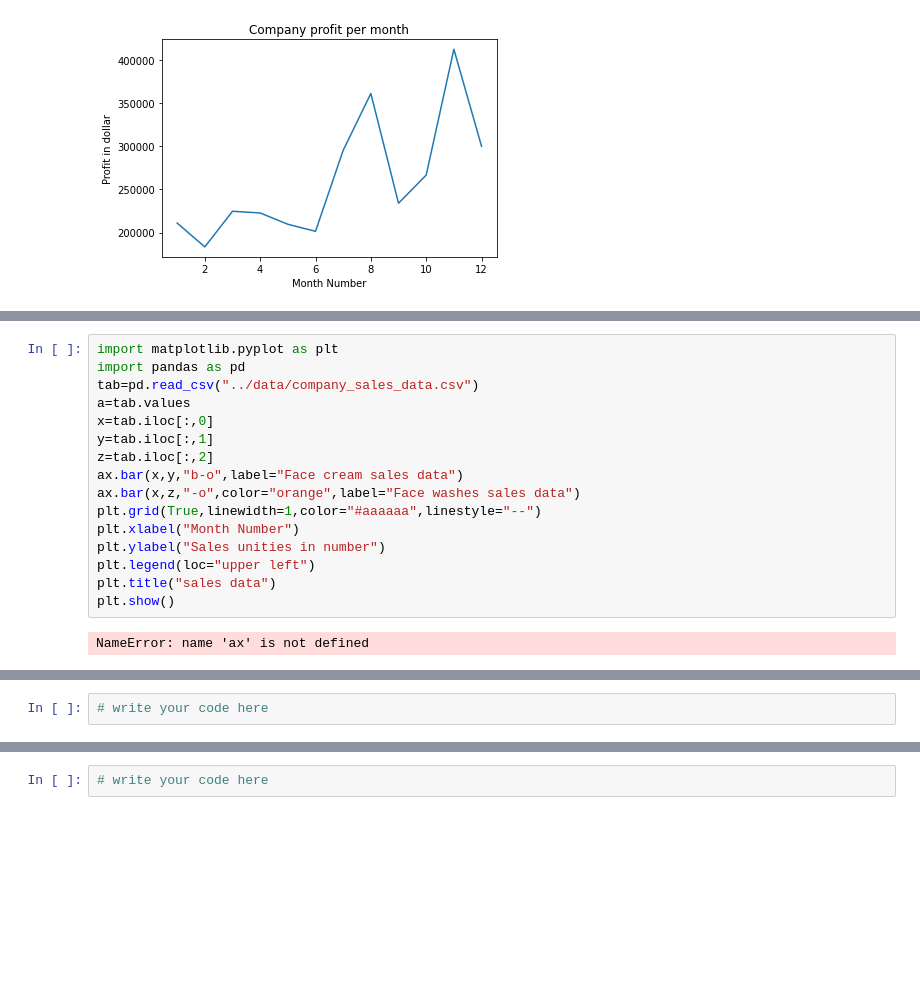
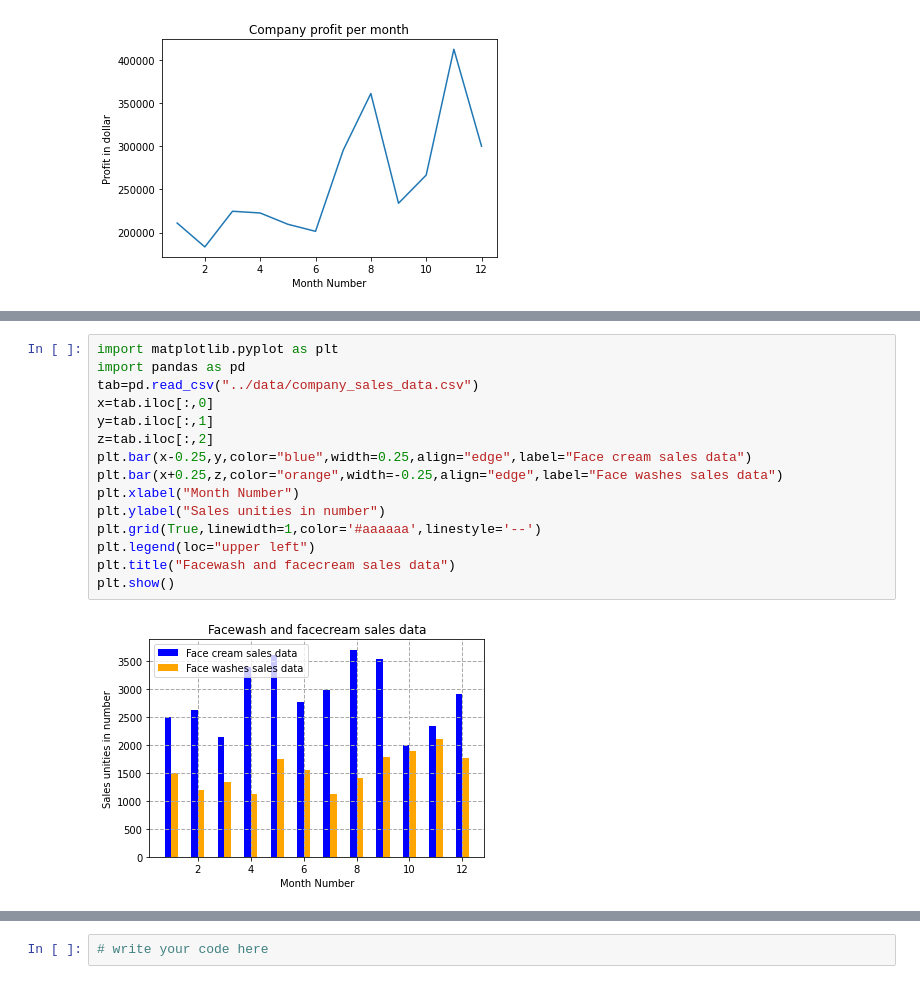
Before and after one commit to momodiagne/AlgorithmicUsingPython, a Jupyter notebook: day06/assignments/01-matplotlib_basic_assignment.ipynb, the cells around one changed output, grey strips where cells are left out. Cells and saved outputs as stored; diff of their text form; blank space fills up the shorter version.

```diff
--- a/day06/assignments/01-matplotlib_basic_assignment.ipynb
+++ b/day06/assignments/01-matplotlib_basic_assignment.ipynb
@@ -141,21 +140,20 @@ The bar chart should display the number of units sold per month for each product
 # %%
 import matplotlib.pyplot as plt
 import pandas as pd
 tab=pd.read_csv("../data/company_sales_data.csv")
-a=tab.values
 x=tab.iloc[:,0]
 y=tab.iloc[:,1]
 z=tab.iloc[:,2]
-ax.bar(x,y,"b-o",label="Face cream sales data")
-ax.bar(x,z,"-o",color="orange",label="Face washes sales data")
-plt.grid(True,linewidth=1,color="#aaaaaa",linestyle="--")
+plt.bar(x-0.25,y,color="blue",width=0.25,align="edge",label="Face cream sales data")
+plt.bar(x+0.25,z,color="orange",width=-0.25,align="edge",label="Face washes sales data")
 plt.xlabel("Month Number")
 plt.ylabel("Sales unities in number")
+plt.grid(True,linewidth=1,color='#aaaaaa',linestyle='--')
 plt.legend(loc="upper left")
-plt.title("sales data")
+plt.title("Facewash and facecream sales data")
 plt.show()
 # %% [output]
-NameError: name 'ax' is not defined
+[figure, added]
 # %% [markdown]
 ## Exercise 6
 **Read sales data of bathing soap of all months and show it using a bar chart. Save this plot to your hard disk**
@@ -163,5 +161,3 @@ NameError: name 'ax' is not defined
 **Expected output**
 
 <img src="../data/sales_data_of_bathingsoap.png" alt="sales_data_of_bathingsoap" style="width: 700px;"/>
-# %%
-# write your code here
```
Also changed, not shown: parts of 6 cells of this notebook, 1 other file.
